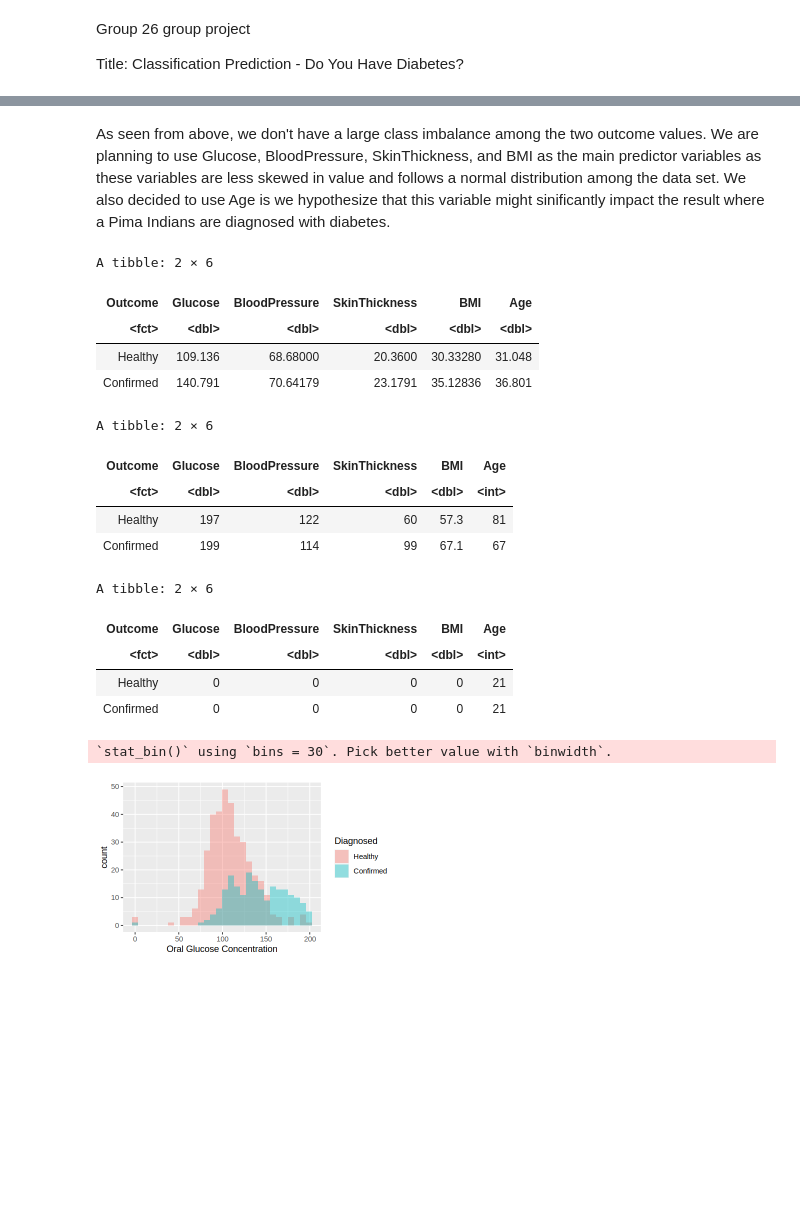
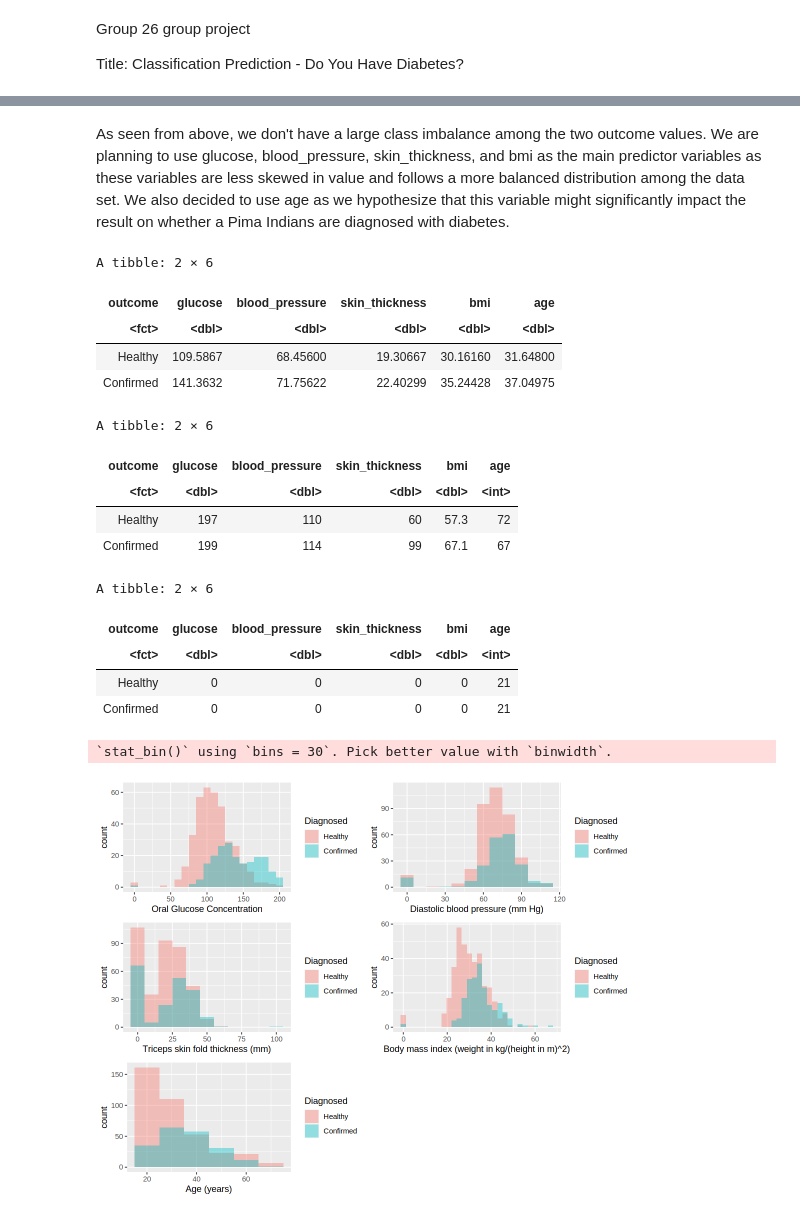
Before and after one commit to Nadav-Seg/dsci-100-2023w1-group-26, a Jupyter notebook: Group 26 - Group Project Proposal.ipynb, the cells around one changed output, grey strips where cells are left out. Cells and saved outputs as stored; diff of their text form; code cells hidden in the pictures; blank space fills up the shorter version.

Commit message:
Completed visualization of data variables used

```diff
--- a/Group 26 - Group Project Proposal.ipynb
+++ b/Group 26 - Group Project Proposal.ipynb
@@ -35,3 +53,6 @@ A tibble: 6 × 9
 | 1 | 89 | 66 | 23 | 94 | 28.1 | 0.167 | 21 | 0 |
 | 0 | 137 | 40 | 35 | 168 | 43.1 | 2.288 | 33 | 1 |
 | 5 | 116 | 74 | 0 | 0 | 25.6 | 0.201 | 30 | 0 |
+# %%
+diabetes <- diabetes |> clean_names()
+head(diabetes)
@@ -38,8 +69,8 @@ A tibble: 6 × 9
 # %%
-diabetes <- diabetes |> mutate(Outcome = as_factor(Outcome),
-                               Age = as.integer(Age),
-                               Pregnancies = as.integer(Pregnancies)) |>
-            mutate(Outcome = fct_recode(Outcome, "Confirmed" = "1", "Healthy" = "0")) |>
+diabetes <- diabetes |> mutate(outcome = as_factor(outcome),
+                               age = as.integer(age),
+                               pregnancies = as.integer(pregnancies)) |>
+            mutate(outcome = fct_recode(outcome, "Confirmed" = "1", "Healthy" = "0")) |>
             na.omit()
 head(diabetes)
 # %% [output]
@@ -58,7 +84,7 @@ A tibble: 6 × 9
 | 0 | 137 | 40 | 35 | 168 | 43.1 | 2.288 | 33 | Confirmed |
 | 5 | 116 | 74 | 0 | 0 | 25.6 | 0.201 | 30 | Healthy |
 # %%
-diabetes_split <- initial_split(diabetes, prop = 0.75, strata = "Outcome")
+diabetes_split <- initial_split(diabetes, prop = 0.75, strata = "outcome")
 diabetes_training <- training(diabetes_split)
 diabetes_testing <- testing(diabetes_split)
 # %%
@@ -73,50 +99,67 @@ A tibble: 2 × 2
 | Healthy | 375 |
 | Confirmed | 201 |
 # %% [markdown]
-As seen from above, we don't have a large class imbalance among the two outcome values. We are planning to use Glucose, BloodPressure, SkinThickness, and BMI as the main predictor variables as these variables are less skewed in value and follows a normal distribution among the data set. We also decided to use Age is we hypothesize that this variable might sinificantly impact the result where a Pima Indians are diagnosed with diabetes.
+As seen from above, we don't have a large class imbalance among the two outcome values. We are planning to use glucose, blood_pressure, skin_thickness, and bmi as the main predictor variables as these variables are less skewed in value and follows a more balanced distribution among the data set. We also decided to use age as we hypothesize that this variable might significantly impact the result on whether a Pima Indians are diagnosed with diabetes.
 # %%
 #To find the average value of each Predictor Variables for each class
 Mean_values <- diabetes_training |>
-                select(-Pregnancies, -Insulin, -DiabetesPedigreeFunction) |>
-                group_by(Outcome) |>
-                summarize(across(Glucose:Age, mean))
+                select(-pregnancies, -insulin, -diabetes_pedigree_function) |>
+                group_by(outcome) |>
+                summarize(across(glucose:age, mean))
 Mean_values
 
 #To find the maximum value of each Predictor Variables for each class
 Max_values <- diabetes_training |>
-                select(-Pregnancies, -Insulin, -DiabetesPedigreeFunction) |>
-                group_by(Outcome) |>
-                summarize(across(Glucose:Age, max))
+                select(-pregnancies, -insulin, -diabetes_pedigree_function) |>
+                group_by(outcome) |>
+                summarize(across(glucose:age, max))
 Max_values
 
 #To find the minimum value of each Predictor Variables for each class
 Min_values <- diabetes_training |>
-                select(-Pregnancies, -Insulin, -DiabetesPedigreeFunction) |>
-                group_by(Outcome) |>
-                summarize(across(Glucose:Age, min))
+                select(-pregnancies, -insulin, -diabetes_pedigree_function) |>
+                group_by(outcome) |>
+                summarize(across(glucose:age, min))
 Min_values
 # %% [output]
 A tibble: 2 × 6
-| Outcome | Glucose | BloodPressure | SkinThickness | BMI | Age |
+| outcome | glucose | blood_pressure | skin_thickness | bmi | age |
 | <fct> | <dbl> | <dbl> | <dbl> | <dbl> | <dbl> |
-| Healthy | 109.136 | 68.68000 | 20.3600 | 30.33280 | 31.048 |
-| Confirmed | 140.791 | 70.64179 | 23.1791 | 35.12836 | 36.801 |
+| Healthy | 109.5867 | 68.45600 | 19.30667 | 30.16160 | 31.64800 |
+| Confirmed | 141.3632 | 71.75622 | 22.40299 | 35.24428 | 37.04975 |
 A tibble: 2 × 6
-| Outcome | Glucose | BloodPressure | SkinThickness | BMI | Age |
+| outcome | glucose | blood_pressure | skin_thickness | bmi | age |
 | <fct> | <dbl> | <dbl> | <dbl> | <dbl> | <int> |
-| Healthy | 197 | 122 | 60 | 57.3 | 81 |
+| Healthy | 197 | 110 | 60 | 57.3 | 72 |
 | Confirmed | 199 | 114 | 99 | 67.1 | 67 |
 A tibble: 2 × 6
-| Outcome | Glucose | BloodPressure | SkinThickness | BMI | Age |
+| outcome | glucose | blood_pressure | skin_thickness | bmi | age |
 | <fct> | <dbl> | <dbl> | <dbl> | <dbl> | <int> |
 | Healthy | 0 | 0 | 0 | 0 | 21 |
 | Confirmed | 0 | 0 | 0 | 0 | 21 |
 # %%
-options(repr.plot.width = 5, repr.plot.height = 3)
-Glucose_concentration_distribution <- ggplot(diabetes_training, aes(x = Glucose, fill = Outcome)) +
+options(repr.plot.width = 9, repr.plot.height = 7)
+glucose_concentration_distribution <- ggplot(diabetes_training, aes(x = glucose, fill = outcome)) +
+                                        geom_histogram(alpha = 0.4, position = "identity", binwidth = 10) +
+                                        labs(x = "Oral Glucose Concentration", fill = "Diagnosed")
+
+blood_pressure_distribution <- ggplot(diabetes_training, aes(x = blood_pressure, fill = outcome)) +
+                                        geom_histogram(alpha = 0.4, position = "identity", binwidth = 10) +
+                                        labs(x = "Diastolic blood pressure (mm Hg)", fill = "Diagnosed")
+
+skin_thickness_distribution <- ggplot(diabetes_training, aes(x = skin_thickness, fill = outcome)) +
+                                        geom_histogram(alpha = 0.4, position = "identity", binwidth = 10) +
+                                        labs(x = "Triceps skin fold thickness (mm)", fill = "Diagnosed")
+
+bmi_distribution <- ggplot(diabetes_training, aes(x = bmi, fill = outcome)) +
                                         geom_histogram(alpha = 0.4, position = "identity") +
-                                        labs(x = "Oral Glucose Concentration", fill = "Diagnosed")
-Glucose_concentration_distribution
+                                        labs(x = "Body mass index (weight in kg/(height in m)^2)", fill = "Diagnosed")
+
+age_distribution <- ggplot(diabetes_training, aes(x = age, fill = outcome)) +
+                                        geom_histogram(alpha = 0.4, position = "identity", binwidth = 10) +
+                                        labs(x = "Age (years)", fill = "Diagnosed")
+
+grid.arrange(glucose_concentration_distribution, blood_pressure_distribution, skin_thickness_distribution, bmi_distribution, age_distribution, nrow = 3)
 # %% [output]
 `stat_bin()` using `bins = 30`. Pick better value with `binwidth`.
-[figure, old version]
+[figure, new version]
```
Also changed, not shown: parts of 6 cells of this notebook.
